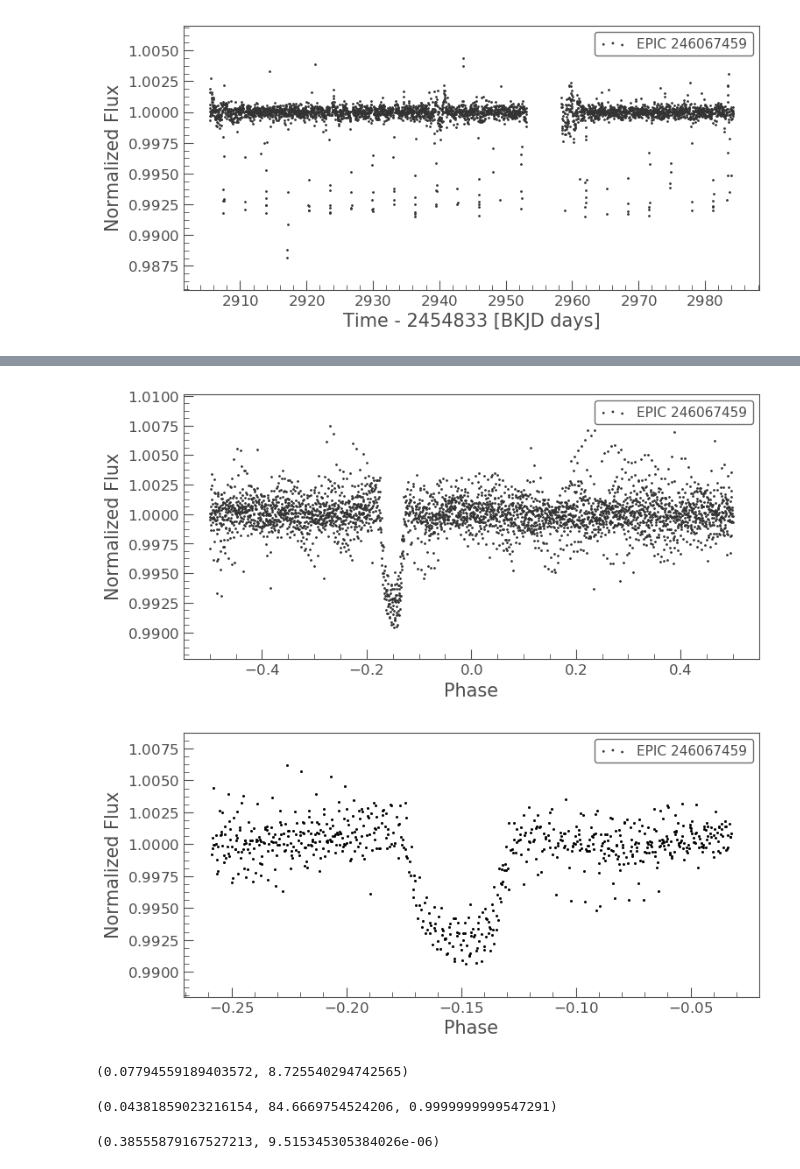
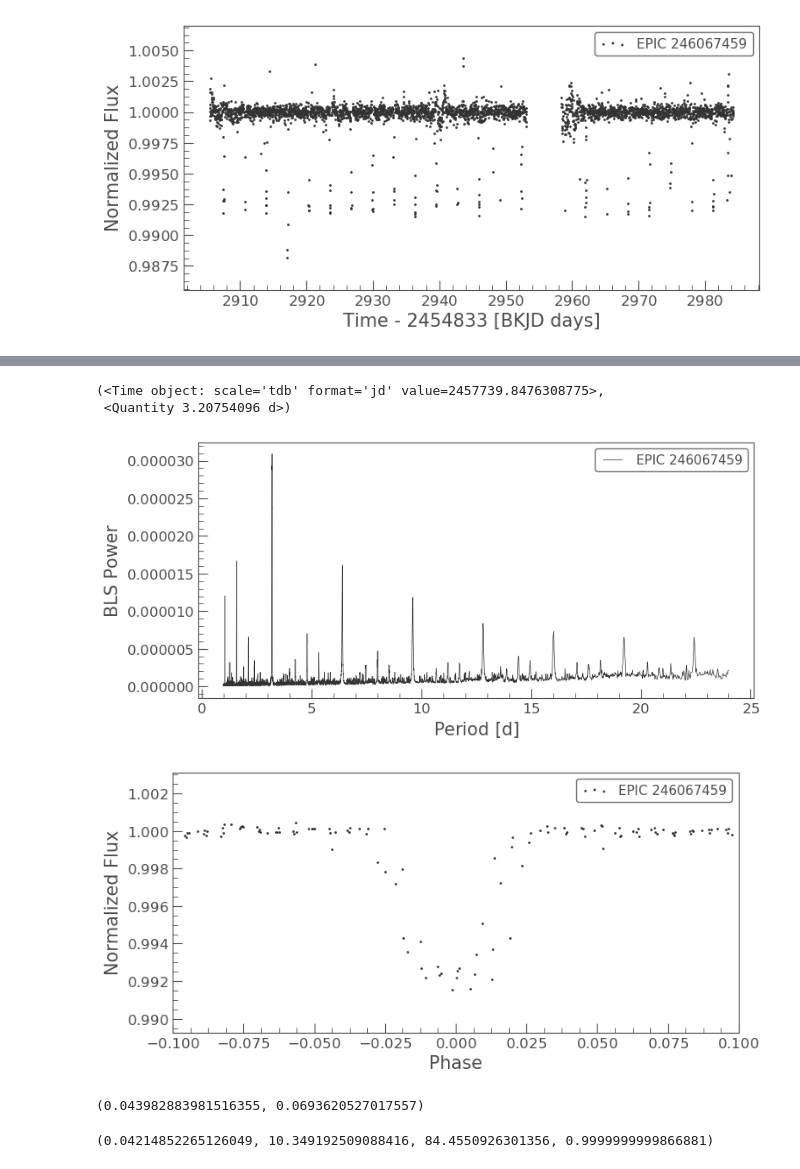
Before and after one commit to PierricJoulot/Astronomy, a Jupyter notebook: Lightcurves/EPIC246067459/EPIC246067459.ipynb, the cells around one changed output, grey strips where cells are left out. Saved outputs shown, nothing was run; the diff lists cells and outputs as text; code cells hidden in the pictures.

```diff
--- a/Lightcurves/EPIC246067459/EPIC246067459.ipynb
+++ b/Lightcurves/EPIC246067459/EPIC246067459.ipynb
@@ -42,52 +27,53 @@ Best Fit Period: 3.2046 days
-# %%
-period_f = period
-lcf = lc.fold(period=period_f,t0=1.4)
-lcf.scatter()
-lc_transit = lcf[800:1500].normalize()
-lc_transit.scatter()
-lcf.time_format = 'jd'
-period_f
-plt.scatter(lc_transit.time, lc_transit.flux, s=1, c='k')
-plt.savefig('transit.png')
-# %% [output]
-[figure, removed]
-[figure, removed]
+# %%
+corr_lc.time_format = 'bjd'
+
+# Creating a file to store the data
+f = open("246067459.txt", "w+")
+
+for i in range(len(corr_lc.flux)):
+    L = [str(corr_lc.time[i]+2454833), " ", str(corr_lc.flux[i]), " ", str(corr_lc.flux_err[i]), "\n"]
+    f.writelines(L)
+
+corr_lc.time_format = 'bkjd'
+# %%
+pg = corr_lc.to_periodogram("bls", minimum_period=1, maximum_period=24, frequency_factor=5, duration=0.05)
+pg.plot();
+lc_transit = corr_lc.fold(pg.period_at_max_power.value, pg.transit_time_at_max_power).bin(5)
+lc_transit.scatter()
+plt.xlim([-0.1, 0.1]);
+pg.transit_time_at_max_power+corr_lc.astropy_time[0], pg.period_at_max_power,
+# %% [output]
+(<Time object: scale='tdb' format='jd' value=2457739.8476308775>,
+ <Quantity 3.20754096 d>)
+[figure, added]
+[figure, added]
 # %%
 R_star = 0.876 # in sun's radius
 R_star = R_star * 695510000 # in meter
 
-Td_values = lc_transit.time[lc_transit.flux < 0.995]
+Td_values = lc_transit.time[lc_transit.flux < 0.998]
 Td = Td_values[-1] - Td_values[0]
 
-min_tr = lc_transit.flux[lc_transit.flux < 0.993].mean()
+min_tr = lc_transit.flux[lc_transit.flux < 0.998].mean()
 R_planet = math.sqrt(1-min_tr)*R_star
-R_planet = R_planet / 69911000 # in jupiter's radius
+R_planet = R_planet / 695510000 # in jupiter's radius
 
-Td , R_planet*11.2
+Td , R_planet
 # %% [output]
-(0.07794559189403572, 8.725540294742565)
+(0.043982883981516355, 0.0693620527017557)
 # %%
 G = 6.67408 * 10**(-11)
-P = period_f*86400
-M = 1.093*1.98847*10**30
-a = (G*M*P**2/(2*math.pi)**2) ** (1./3)
-i = math.acos(math.sqrt((R_star/a)**2 - (Td*math.pi/P)**2)) # in radians
-b = a * math.cos(i)
+P = pg.period_at_max_power.value*86400
+M = 0.971*1.98847*10**30
+a_m = (G*M*P**2/(2*math.pi)**2) ** (1./3)
+i = math.acos(math.sqrt((R_star/a_m)**2 - (Td*math.pi/P)**2)) # in radians
+b = a_m * math.cos(i)
 
-a = a / 149597870700 # astronomical unit
+a_au = a_m / (1.496*10**11) #R_star # astronomical unit
+a_star = a_m / R_star # astronomical unit
 b = b / R_star
 i = math.degrees(i)
 
-a, i, b
+a_au, a_star, i, b
 # %% [output]
-(0.04381859023216154, 84.6669754524206, 0.9999999999547291)
+(0.04214852265126049, 10.349192509088416, 84.4550926301356, 0.9999999999866881)
-# %%
-u1 = 0.30495
-u2 = 0.3095
-µ = math.cos(math.asin(b))
-
-I_µ = 1 - u1*(1-µ) - u2*((1-µ)**2)
-
-I_µ, µ
-# %% [output]
-(0.38555879167527213, 9.515345305384026e-06)
```
Also changed, not shown: parts of 4 cells of this notebook, 11 other files.
